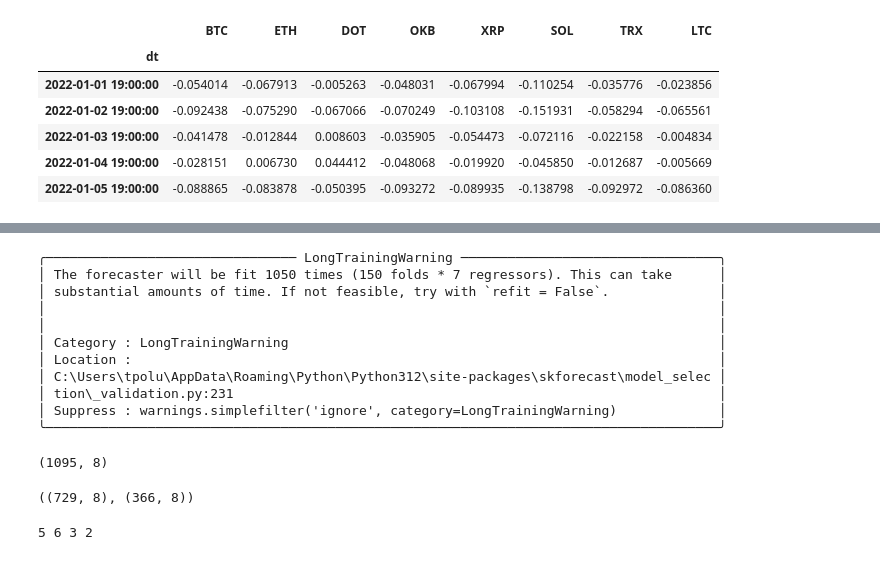
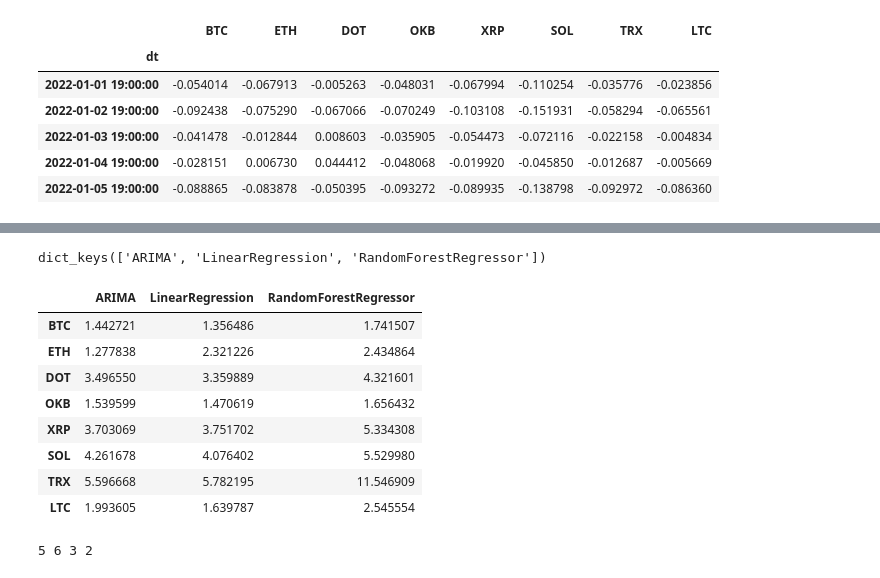
Before and after one commit to poluzerovT/Masters-thesis, a Jupyter notebook: notebooks/return_predict.ipynb, the cells around one changed output, grey strips where cells are left out. Cells and saved outputs as stored; diff of their text form; code cells hidden in the pictures.

```diff
--- a/notebooks/return_predict.ipynb
+++ b/notebooks/return_predict.ipynb
@@ -96,28 +191,56 @@ def mse_last_value(y_true, y_pred):
+# %%
+best_models.keys()
+# %% [output]
+dict_keys(['ARIMA', 'LinearRegression', 'RandomForestRegressor'])
 # %%
+# evaluate models on test data
 cv = TimeSeriesFold(
     steps=days_shift,
     initial_train_size=50,
     refit=True,
 )
-metric, pred = backtesting_forecaster(
-    forecaster=lr,
-    y=y,
-    cv=cv,
-    metric=mse_last_value,
-    n_jobs=-1,
-)
+backtest_metrics = {}
+
+for model_type, models in best_models.items():
+    if model_type == 'ARIMA':
+        for c, forecaster in zip(df_returns_test.columns, models):
+            data_test = df_returns_test[c].reset_index(drop=True)
+            metric, predictions = backtesting_sarimax(
+                          forecaster=forecaster,
+                          y=data_test,
+                          cv=cv,
+                          metric=mse_last_value,
+                          n_jobs=-1,
+                      )
+            if backtest_metrics.get(model_type) is None:
+                backtest_metrics[model_type] = []
+            backtest_metrics[model_type].append(metric.values.item())
+    else:
+        for c, forecaster in zip(df_returns_test.columns, models):
+            data_test = df_returns_test[c].reset_index(drop=True)
+            metric, pred = backtesting_forecaster(
+                forecaster=forecaster,
+                y=data_test,
+                cv=cv,
+                metric=mse_last_value,
+                n_jobs=-1,
+            )
+            if backtest_metrics.get(model_type) is None:
+                backtest_metrics[model_type] = []
+            backtest_metrics[model_type].append(metric.values.item())
-# %% [output]
-╭──────────────────────────────── LongTrainingWarning ─────────────────────────────────╮
-│ The forecaster will be fit 1050 times (150 folds * 7 regressors). This can take      │
-│ substantial amounts of time. If not feasible, try with `refit = False`.              │
-│                                                                                      │
-│                                                                                      │
-│ Category : LongTrainingWarning                                                       │
-│ Location :                                                                           │
-│ C:\Users\tpolu\AppData\Roaming\Python\Python312\site-packages\skforecast\model_selec │
-│ tion\_validation.py:231                                                              │
-│ Suppress : warnings.simplefilter('ignore', category=LongTrainingWarning)             │
-╰──────────────────────────────────────────────────────────────────────────────────────╯
+# %%
+# mse on test data
+pd.DataFrame(backtest_metrics, index=df_returns.columns) * 1000
+# %% [output]
+|  | ARIMA | LinearRegression | RandomForestRegressor |
+| BTC | 1.442721 | 1.356486 | 1.741507 |
+| ETH | 1.277838 | 2.321226 | 2.434864 |
+| DOT | 3.496550 | 3.359889 | 4.321601 |
+| OKB | 1.539599 | 1.470619 | 1.656432 |
+| XRP | 3.703069 | 3.751702 | 5.334308 |
+| SOL | 4.261678 | 4.076402 | 5.529980 |
+| TRX | 5.596668 | 5.782195 | 11.546909 |
+| LTC | 1.993605 | 1.639787 | 2.545554 |
 # %%
 def portfolio_optimizer(mu_hat, cov_hat, tau):
     def objective(w):
@@ -198,14 +298,3 @@ def adaboost_estimator(df_hist):
-# %%
-df_returns.shape
-# %% [output]
-(1095, 8)
-# %%
-threshold_date = '2024-01-01'
-df_returns_test = df_returns[df_returns.index >= threshold_date]
-df_returns_train = df_returns[df_returns.index < threshold_date]
-df_returns_train.shape, df_returns_test.shape
-# %% [output]
-((729, 8), (366, 8))
 # %%
 n_assets = df_returns.shape[1]
 
```
Also changed, not shown: parts of 18 cells of this notebook.
